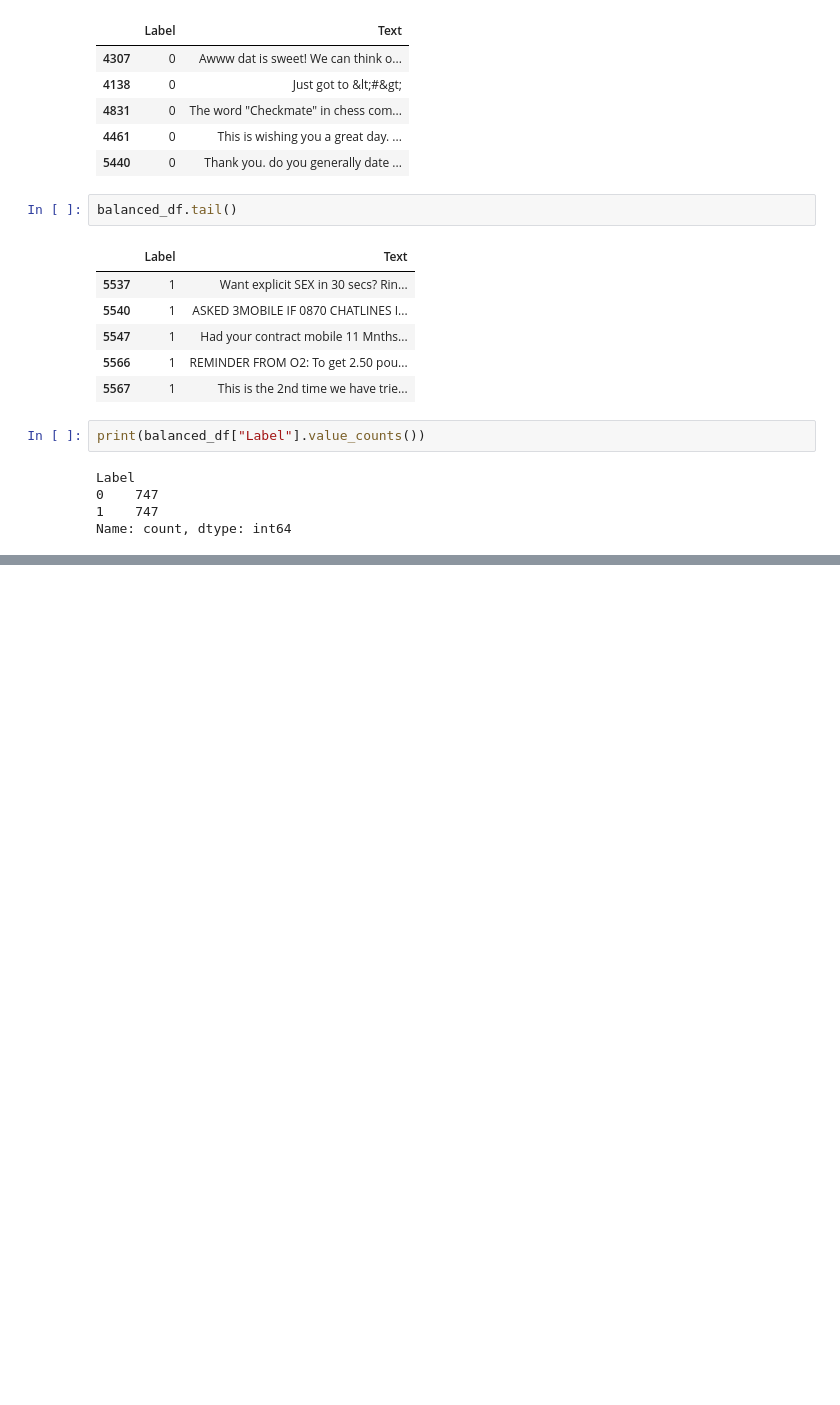
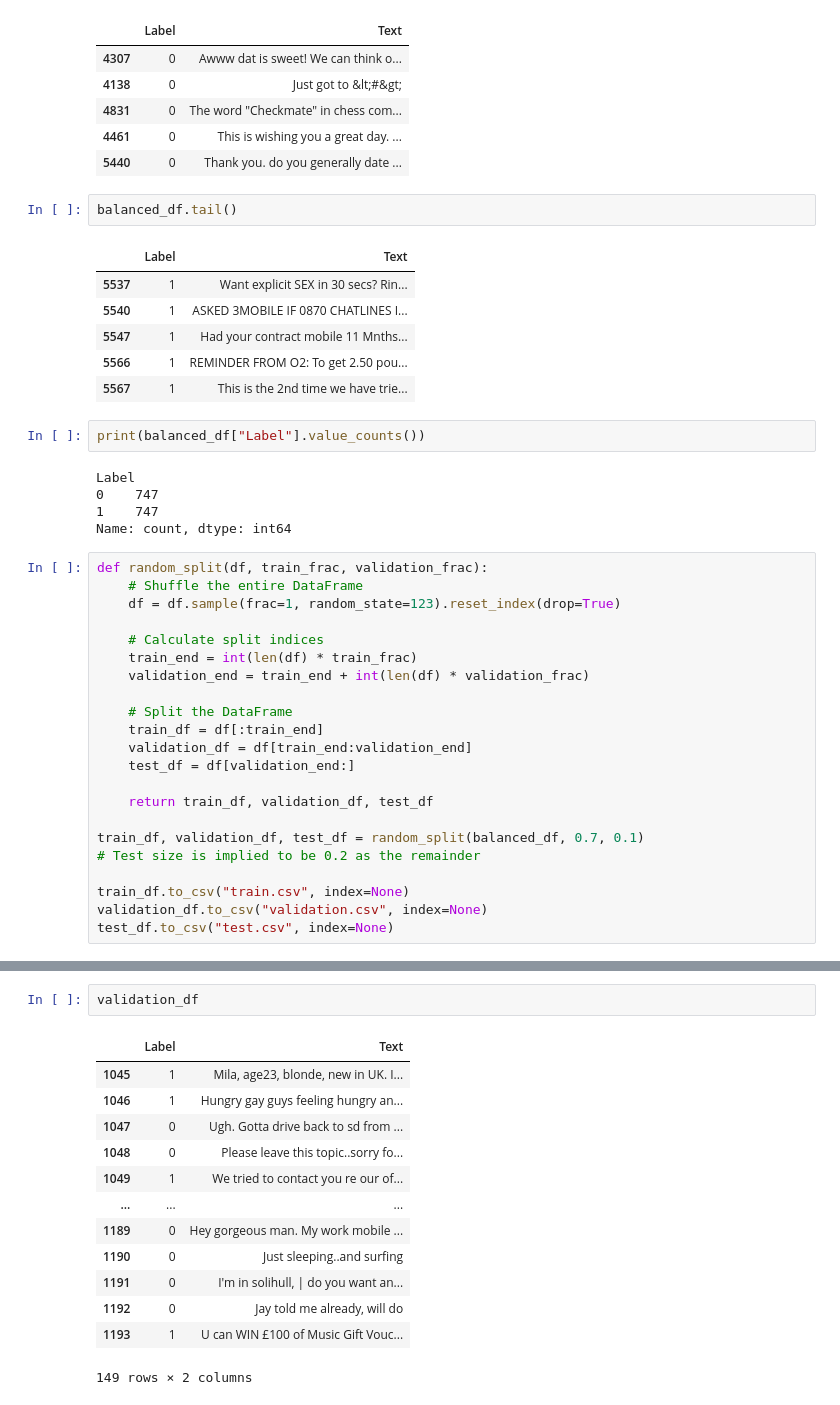
Before and after one commit to celdeev/git-course, a Jupyter notebook: Kopi_af_chapters.ipynb, the cells around one changed output, grey strips where cells are left out. Saved outputs shown, nothing was run; the diff lists cells and outputs as text; blank space fills up the shorter version.

```diff
--- a/Kopi_af_chapters.ipynb
+++ b/Kopi_af_chapters.ipynb
@@ -3494,3 +3572,25 @@ Label
 0    747
 1    747
 Name: count, dtype: int64
+# %%
+def random_split(df, train_frac, validation_frac):
+    # Shuffle the entire DataFrame
+    df = df.sample(frac=1, random_state=123).reset_index(drop=True)
+
+    # Calculate split indices
+    train_end = int(len(df) * train_frac)
+    validation_end = train_end + int(len(df) * validation_frac)
+
+    # Split the DataFrame
+    train_df = df[:train_end]
+    validation_df = df[train_end:validation_end]
+    test_df = df[validation_end:]
+
+    return train_df, validation_df, test_df
+
+train_df, validation_df, test_df = random_split(balanced_df, 0.7, 0.1)
+# Test size is implied to be 0.2 as the remainder
+
+train_df.to_csv("train.csv", index=None)
+validation_df.to_csv("validation.csv", index=None)
+test_df.to_csv("test.csv", index=None)
@@ -3496,0 +3613,16 @@ Name: count, dtype: int64
+# %%
+validation_df
+# %% [output]
+|  | Label | Text |
+| 1045 | 1 | Mila, age23, blonde, new in UK. I... |
+| 1046 | 1 | Hungry gay guys feeling hungry an... |
+| 1047 | 0 | Ugh. Gotta drive back to sd from ... |
+| 1048 | 0 | Please leave this topic..sorry fo... |
+| 1049 | 1 | We tried to contact you re our of... |
+| ... | ... | ... |
+| 1189 | 0 | Hey gorgeous man. My work mobile ... |
+| 1190 | 0 | Just sleeping..and surfing |
+| 1191 | 0 | I'm in solihull, | do you want an... |
+| 1192 | 0 | Jay told me already, will do |
+| 1193 | 1 | U can WIN £100 of Music Gift Vouc... |
+149 rows × 2 columns
```
Also changed, not shown: parts of 88 cells of this notebook.
